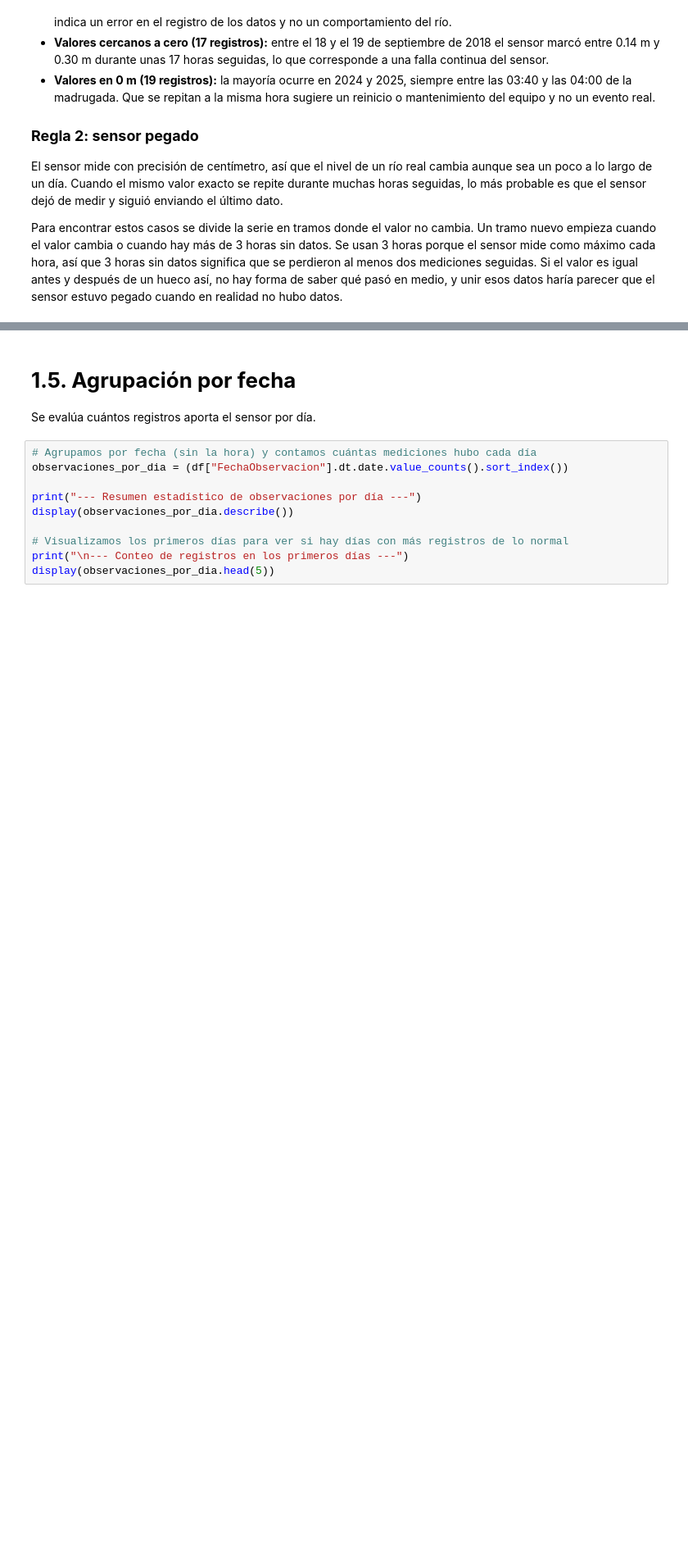
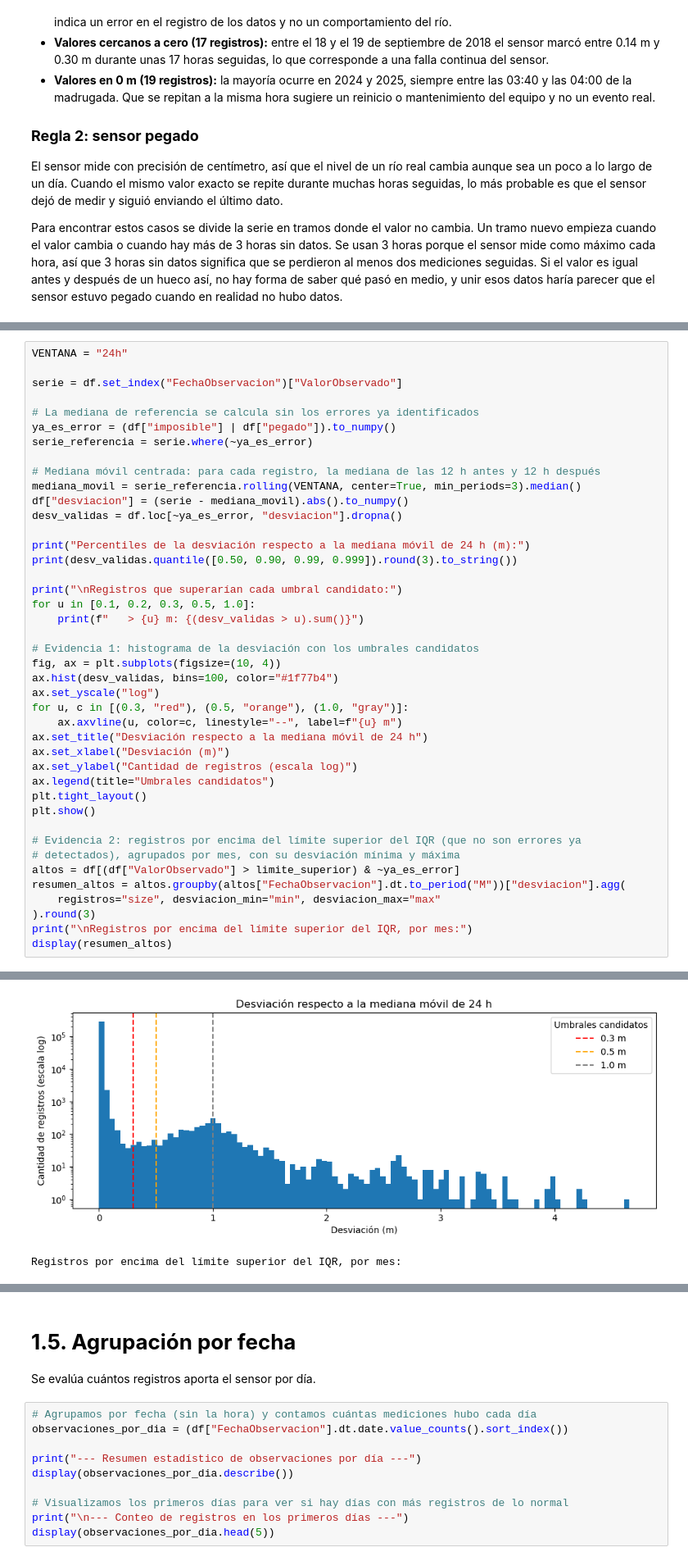
Before and after one commit to AlfonsoMSDL/Proyecto-Aprendizaje-Supervizado-IA, a Jupyter notebook: PromedioNivelMax.ipynb, the cells around one changed output, grey strips where cells are left out. Shown at 82% size. Saved outputs shown, nothing was run; the diff lists cells and outputs as text; blank space fills up the shorter version.

```diff
--- a/PromedioNivelMax.ipynb
+++ b/PromedioNivelMax.ipynb
@@ -366,0 +407,43 @@ Para detectarlos se calcula, para cada registro, la mediana de los valores de la
+# %%
+VENTANA = "24h"
+
+serie = df.set_index("FechaObservacion")["ValorObservado"]
+
+# La mediana de referencia se calcula sin los errores ya identificados
+ya_es_error = (df["imposible"] | df["pegado"]).to_numpy()
+serie_referencia = serie.where(~ya_es_error)
+
+# Mediana móvil centrada: para cada registro, la mediana de las 12 h antes y 12 h después
+mediana_movil = serie_referencia.rolling(VENTANA, center=True, min_periods=3).median()
+df["desviacion"] = (serie - mediana_movil).abs().to_numpy()
+desv_validas = df.loc[~ya_es_error, "desviacion"].dropna()
+
+print("Percentiles de la desviación respecto a la mediana móvil de 24 h (m):")
+print(desv_validas.quantile([0.50, 0.90, 0.99, 0.999]).round(3).to_string())
+
+print("\nRegistros que superarían cada umbral candidato:")
+for u in [0.1, 0.2, 0.3, 0.5, 1.0]:
+    print(f"   > {u} m: {(desv_validas > u).sum()}")
+
+# Evidencia 1: histograma de la desviación con los umbrales candidatos
+fig, ax = plt.subplots(figsize=(10, 4))
+ax.hist(desv_validas, bins=100, color="#1f77b4")
+ax.set_yscale("log")
+for u, c in [(0.3, "red"), (0.5, "orange"), (1.0, "gray")]:
+    ax.axvline(u, color=c, linestyle="--", label=f"{u} m")
+ax.set_title("Desviación respecto a la mediana móvil de 24 h")
+ax.set_xlabel("Desviación (m)")
+ax.set_ylabel("Cantidad de registros (escala log)")
+ax.legend(title="Umbrales candidatos")
+plt.tight_layout()
+plt.show()
+
+# Evidencia 2: registros por encima del límite superior del IQR (que no son errores ya
+# detectados), agrupados por mes, con su desviación mínima y máxima
+altos = df[(df["ValorObservado"] > limite_superior) & ~ya_es_error]
+resumen_altos = altos.groupby(altos["FechaObservacion"].dt.to_period("M"))["desviacion"].agg(
+    registros="size", desviacion_min="min", desviacion_max="max"
+).round(3)
+print("\nRegistros por encima del límite superior del IQR, por mes:")
+display(resumen_altos)
+# %% [output]
@@ -366,0 +462,2 @@ Para detectarlos se calcula, para cada registro, la mediana de los valores de la
+[figure, added]
+Registros por encima del límite superior del IQR, por mes:
```
Also changed, not shown: parts of 23 cells of this notebook.
